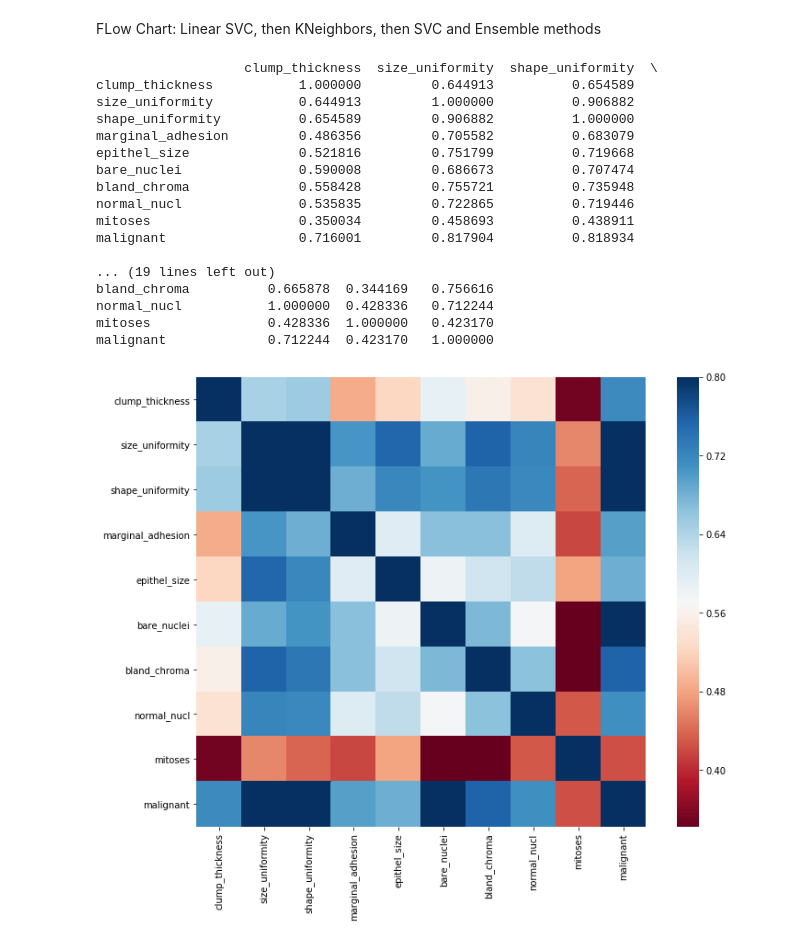
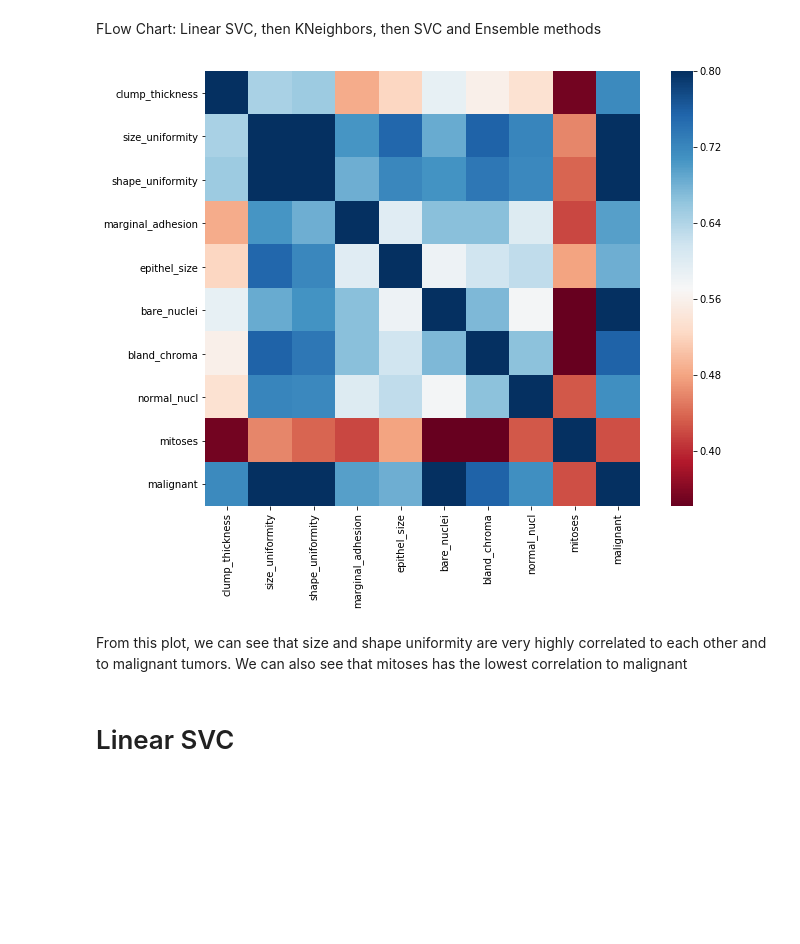
Before and after one commit to bgwilson12/3.6-Supervised-Learning-Potpourri, a Jupyter notebook: 3.6.5 Cancer Diagnostics.ipynb, the cells around one changed output. Drawn from its saved outputs; the diff is of its cells as text; code cells hidden in the pictures; blank space fills up the shorter version.

```diff
--- a/3.6.5 Cancer Diagnostics.ipynb
+++ b/3.6.5 Cancer Diagnostics.ipynb
@@ -221,41 +218,28 @@ FLow Chart: Linear SVC, then KNeighbors, then SVC and Ensemble methods
 # %%
 # Make the correlation matrix.
 corrmat = df_features.drop('id', 1).corr()
-print(corrmat)
+# print(corrmat)
 
 # Set up the matplotlib figure.
-f, ax = plt.subplots(figsize=(12, 9))
+f, ax = plt.subplots(figsize=(11, 8))
 sns.color_palette("RdBu", n_colors=7)
 
 # Draw the heatmap using seaborn.
 sns.heatmap(corrmat, vmax=.8, square=True, cmap="RdBu")
 plt.show()
 # Heatmaps are a great way to get a quick visual read on a big correlation matrix.
 
 # Try to match the correlation numbers to the scatterplots above to get a
 # sense of what each magnitude of correlation can look like.
 # %% [output]
-                   clump_thickness  size_uniformity  shape_uniformity  \
-clump_thickness           1.000000         0.644913          0.654589
-size_uniformity           0.644913         1.000000          0.906882
-shape_uniformity          0.654589         0.906882          1.000000
-marginal_adhesion         0.486356         0.705582          0.683079
-epithel_size              0.521816         0.751799          0.719668
-bare_nuclei               0.590008         0.686673          0.707474
-bland_chroma              0.558428         0.755721          0.735948
-normal_nucl               0.535835         0.722865          0.719446
-mitoses                   0.350034         0.458693          0.438911
-malignant                 0.716001         0.817904          0.818934
-
-... (19 lines left out)
-bland_chroma          0.665878  0.344169   0.756616
-normal_nucl           1.000000  0.428336   0.712244
-mitoses               0.428336  1.000000   0.423170
-malignant             0.712244  0.423170   1.000000
-[figure, old version]
+[figure, new version]
+# %% [markdown]
+From this plot, we can see that size and shape uniformity are very highly correlated to each other and to malignant tumors. We can also see that mitoses has the lowest correlation to malignant
 # %%
 X = df_features.drop(['id', 'malignant'], 1)
 y = df_features.malignant
+# %% [markdown]
+# Linear SVC
 # %%
 cross_val_scores = []
 best_i = None
```
Also changed, not shown: parts of 8 cells of this notebook.
